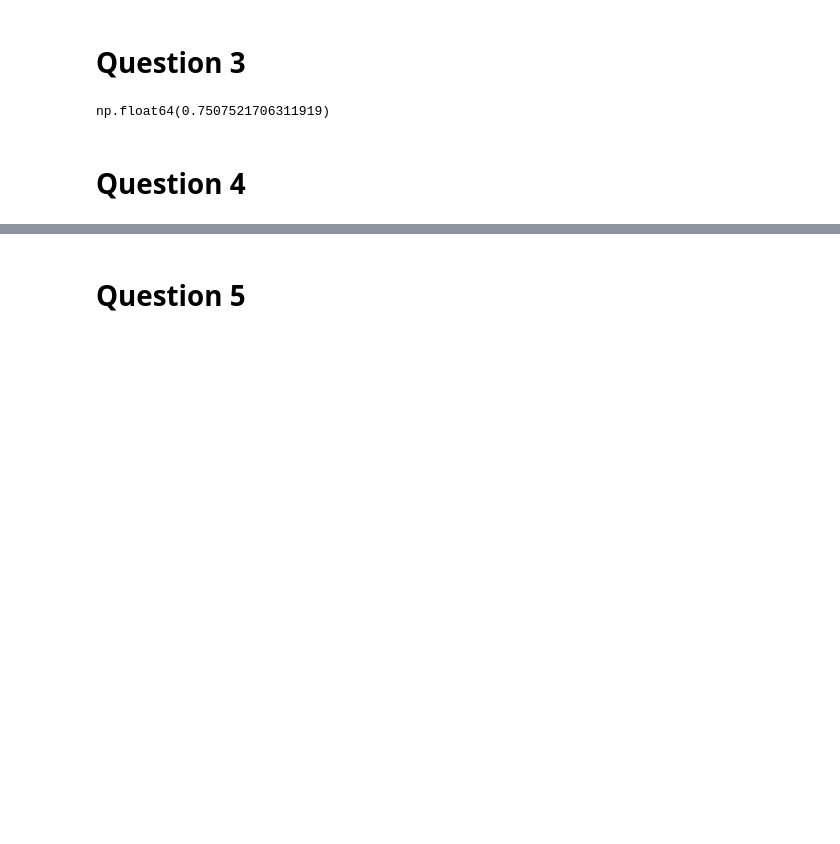
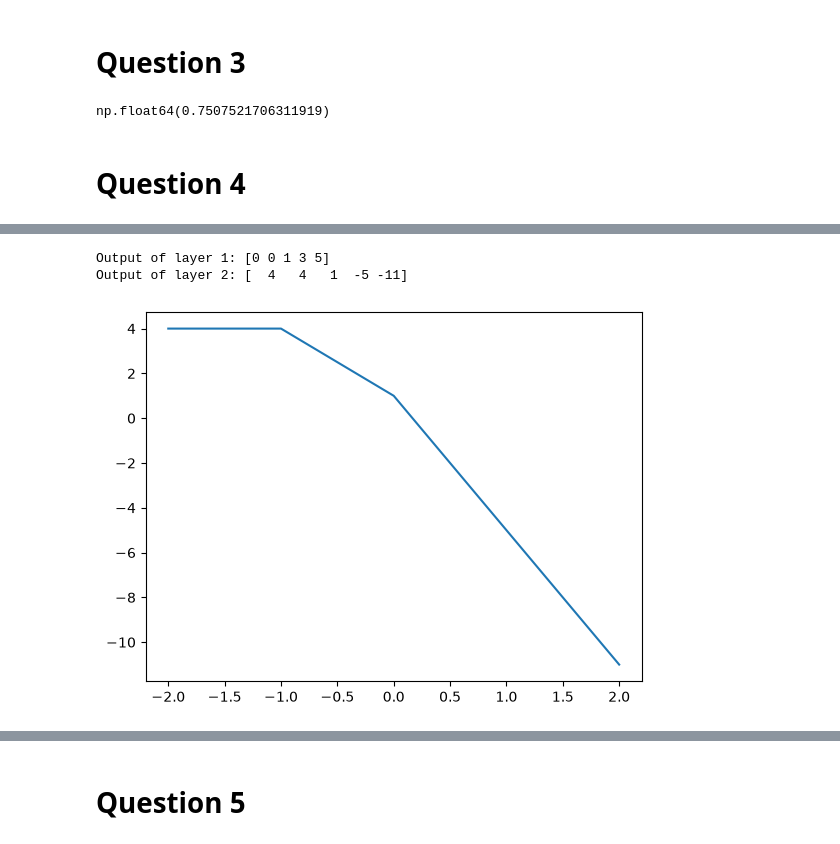
Before and after one commit to mrpanigale/Maktab-AI-145, a Jupyter notebook: CWs/week8/cw_w8_session1.ipynb, the cells around one changed output, grey strips where cells are left out. Saved outputs shown, nothing was run; the diff lists cells and outputs as text; code cells hidden in the pictures; blank space fills up the shorter version.

```diff
--- a/CWs/week8/cw_w8_session1.ipynb
+++ b/CWs/week8/cw_w8_session1.ipynb
@@ -101,0 +145,18 @@ np.float64(0.7507521706311919)
+# %%
+def relu(x):
+    return np.where(x<0,0, x)
+def layer_1(x):
+    return relu(2 * x + 1)
+def layer_2(h):
+    return -3 * h + 4
+
+x = np.array([-2, -1, 0, 1, 2])
+output  = layer_2(layer_1(x))
+print(f"Output of layer 1: {layer_1(x)}")
+print(f"Output of layer 2: {layer_2(layer_1(x))}")
+plt.plot(x,output)
+plt.show()
+# %% [output]
+Output of layer 1: [0 0 1 3 5]
+Output of layer 2: [  4   4   1  -5 -11]
+[figure, added]
```
Also changed, not shown: parts of 18 cells of this notebook, 1 other file.
